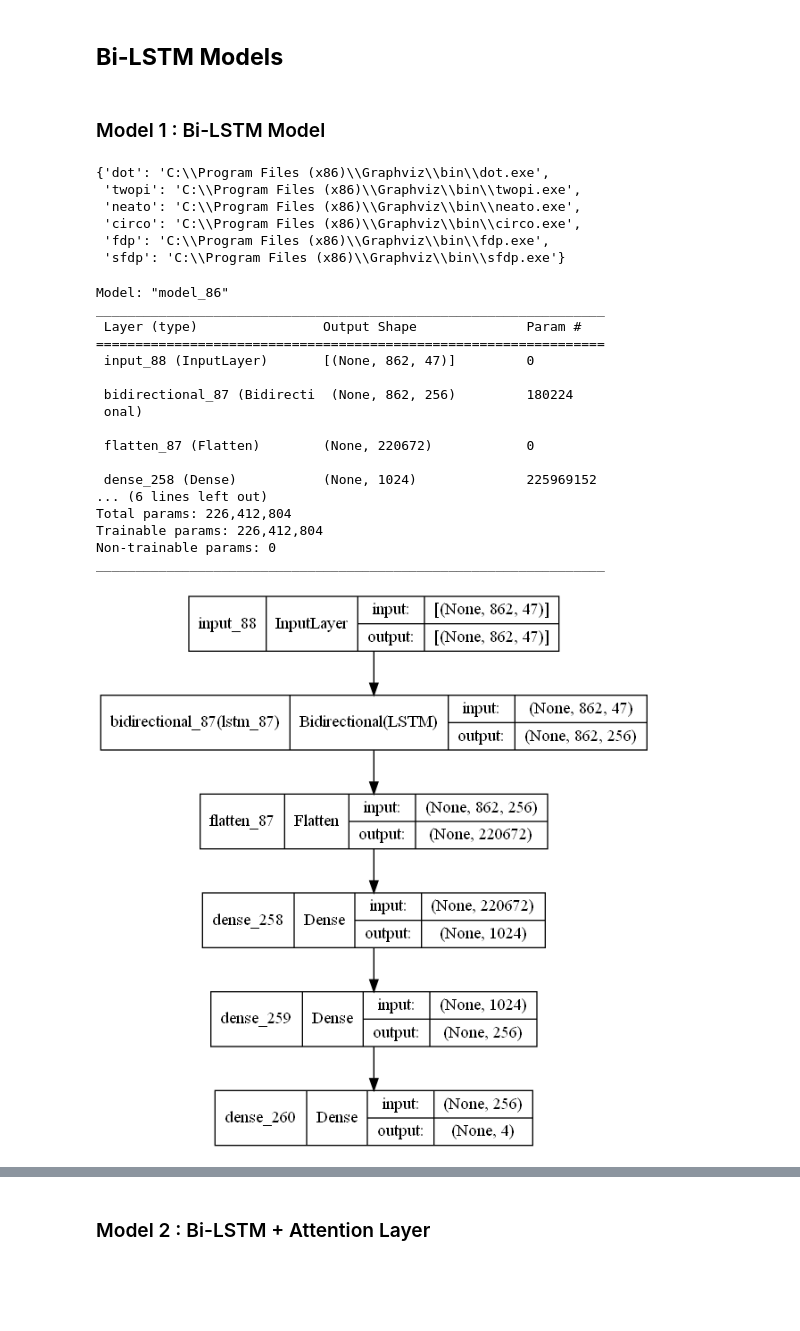
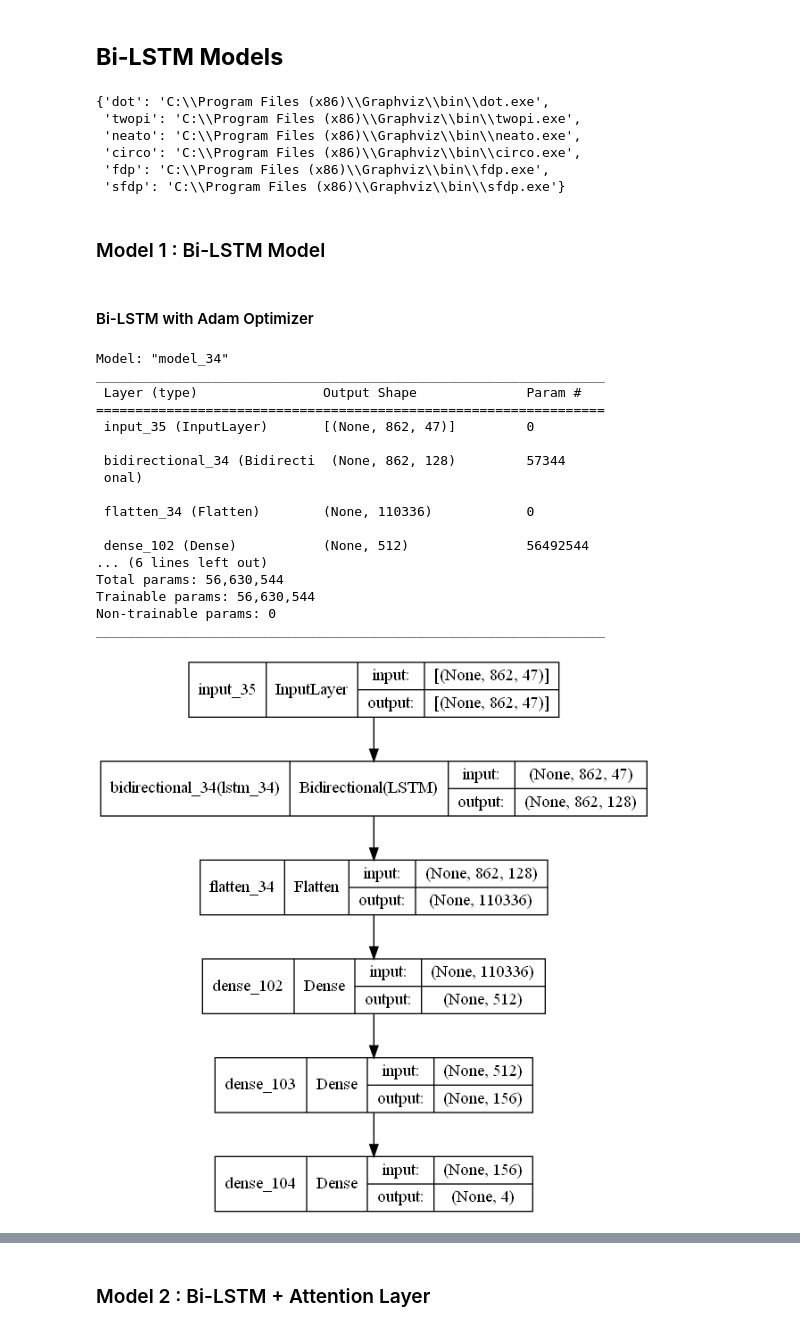
Before and after one commit to yashmaniya0/Respiratory-Sound-Classification-with-BiGRU-and-BiLSTMs, a Jupyter notebook: respiratory_sound_classification.ipynb, the cells around one changed output, grey strips where cells are left out. Cells and saved outputs as stored; diff of their text form; code cells hidden in the pictures; blank space fills up the shorter version.

```diff
--- a/respiratory_sound_classification.ipynb
+++ b/respiratory_sound_classification.ipynb
@@ -251,47 +251,49 @@ array([[0., 0., 0., 1.],
        [1., 0., 0., 0.]])
 # %% [markdown]
 ## **Bi-LSTM Models**
+# %%
+import pydotplus                        # for plotting models
+pydotplus.find_graphviz()
+# %% [output]
+{'dot': 'C:\\Program Files (x86)\\Graphviz\\bin\\dot.exe',
+ 'twopi': 'C:\\Program Files (x86)\\Graphviz\\bin\\twopi.exe',
+ 'neato': 'C:\\Program Files (x86)\\Graphviz\\bin\\neato.exe',
+ 'circo': 'C:\\Program Files (x86)\\Graphviz\\bin\\circo.exe',
+ 'fdp': 'C:\\Program Files (x86)\\Graphviz\\bin\\fdp.exe',
+ 'sfdp': 'C:\\Program Files (x86)\\Graphviz\\bin\\sfdp.exe'}
 # %% [markdown]
 ### Model 1 : Bi-LSTM Model
-# %%
-import pydotplus                        # for plotting models
-pydotplus.find_graphviz()
-# %% [output]
-{'dot': 'C:\\Program Files (x86)\\Graphviz\\bin\\dot.exe',
- 'twopi': 'C:\\Program Files (x86)\\Graphviz\\bin\\twopi.exe',
- 'neato': 'C:\\Program Files (x86)\\Graphviz\\bin\\neato.exe',
- 'circo': 'C:\\Program Files (x86)\\Graphviz\\bin\\circo.exe',
- 'fdp': 'C:\\Program Files (x86)\\Graphviz\\bin\\fdp.exe',
- 'sfdp': 'C:\\Program Files (x86)\\Graphviz\\bin\\sfdp.exe'}
+# %% [markdown]
+#### Bi-LSTM with Adam Optimizer
 # %%
 input1 = tf.keras.Input(shape=(862,47))
-x1 = tf.keras.layers.Bidirectional(tf.keras.layers.LSTM(128,input_shape=(None,862,47),return_sequences=True, dropout=0.01,recurrent_dropout=0.01))(input1)
+x1 = tf.keras.layers.Bidirectional(tf.keras.layers.LSTM(64,input_shape=(None,862,47),return_sequences=True, dropout=0.01,recurrent_dropout=0.03))(input1)
 x2 = tf.keras.layers.Flatten()(x1)
-x3 = tf.keras.layers.Dense(1024, activation="relu")(x2)
-x5 = tf.keras.layers.Dense(256, activation="relu")(x3)
-output1 = tf.keras.layers.Dense(4, activation="sigmoid")(x5)
-model1 =keras.Model(inputs=input1, outputs=[output1])
+x3 = tf.keras.layers.Dense(512, activation="relu")(x2)
+x5 = tf.keras.layers.Dense(156, activation="relu")(x3)
+output1 = tf.keras.layers.Dense(4, activation="softmax")(x5)
+model1_adam =keras.Model(inputs=input1, outputs=[output1])
 
-model1.compile(loss='CategoricalCrossentropy', optimizer=tf.keras.optimizers.SGD(0.0005), metrics=['accuracy'])
-model1.summary()
+model1_adam.compile(loss='CategoricalCrossentropy', optimizer=tf.keras.optimizers.Adam(0.0005), metrics=['accuracy'])
+model1_adam.summary()
 
-tf.keras.utils.plot_model(model1, "./model_imgs/model1.png",show_shapes=True)
+tf.keras.utils.plot_model(model1_adam, "./model_imgs/model1_adam.png",show_shapes=True)
 # %% [output]
-Model: "model_86"
+Model: "model_34"
 _________________________________________________________________
  Layer (type)                Output Shape              Param #
 =================================================================
- input_88 (InputLayer)       [(None, 862, 47)]         0
+ input_35 (InputLayer)       [(None, 862, 47)]         0
 
- bidirectional_87 (Bidirecti  (None, 862, 256)         180224
+ bidirectional_34 (Bidirecti  (None, 862, 128)         57344
  onal)
 
- flatten_87 (Flatten)        (None, 220672)            0
+ flatten_34 (Flatten)        (None, 110336)            0
 
- dense_258 (Dense)           (None, 1024)              225969152
+ dense_102 (Dense)           (None, 512)               56492544
 ... (6 lines left out)
-Total params: 226,412,804
-Trainable params: 226,412,804
+Total params: 56,630,544
+Trainable params: 56,630,544
 Non-trainable params: 0
 _________________________________________________________________
-[figure, old version]
+[figure, new version]
```
Also changed, not shown: parts of 53 cells of this notebook.
